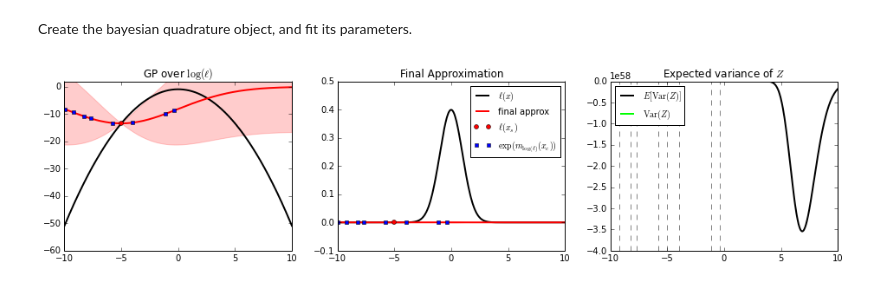
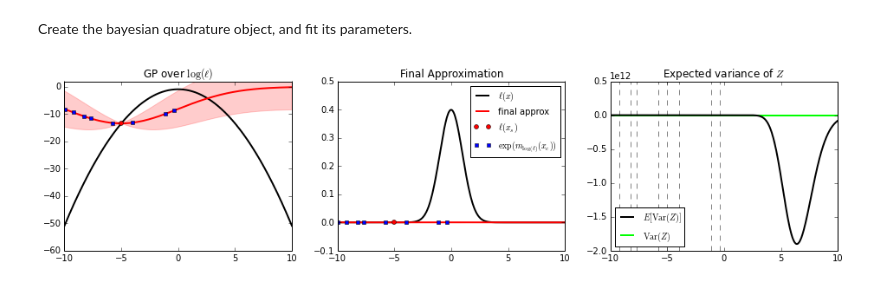
Before and after one commit to jhamrick/bayesian-quadrature, a Jupyter notebook: docs/ipynb/active-sampling-example.ipynb, the cells around one changed output. Drawn from its saved outputs; the diff is of its cells as text; code cells hidden in the pictures.

```diff
--- a/docs/ipynb/active-sampling-example.ipynb
+++ b/docs/ipynb/active-sampling-example.ipynb
@@ -18,14 +19,11 @@ np.random.seed(8706)
 First, we need to define various parameters:
 # %%
 options = {
-    'ntry': 10,
     'n_candidate': 10,
     'x_mean': 0.0,
     'x_var': 10.0,
     'candidate_thresh': 0.5,
-    's': 0,
-    'h': 30,
-    'w': 1
+    'kernel': GaussianKernel
 }
 # %%
 def plot(bq):
@@ -53,12 +51,10 @@ y = f_y(x)
 Create the bayesian quadrature object, and fit its parameters.
 # %%
 bq = BQ(x, y, **options)
-bq._fit_log_l(params=(30, 5, 0))
-bq._fit_l(params=(y.max(), 1, 0))
-
+bq.init(params_tl=(15, 5, 0), params_l=(0.2, 1.3, 0))
 plot(bq)
 # %% [output]
-[figure, old version]
+[figure, new version]
 # %%
 def add(bq):
     f = lambda x: -bq.expected_squared_mean(x)
```
Also changed, not shown: parts of 14 cells of this notebook.
